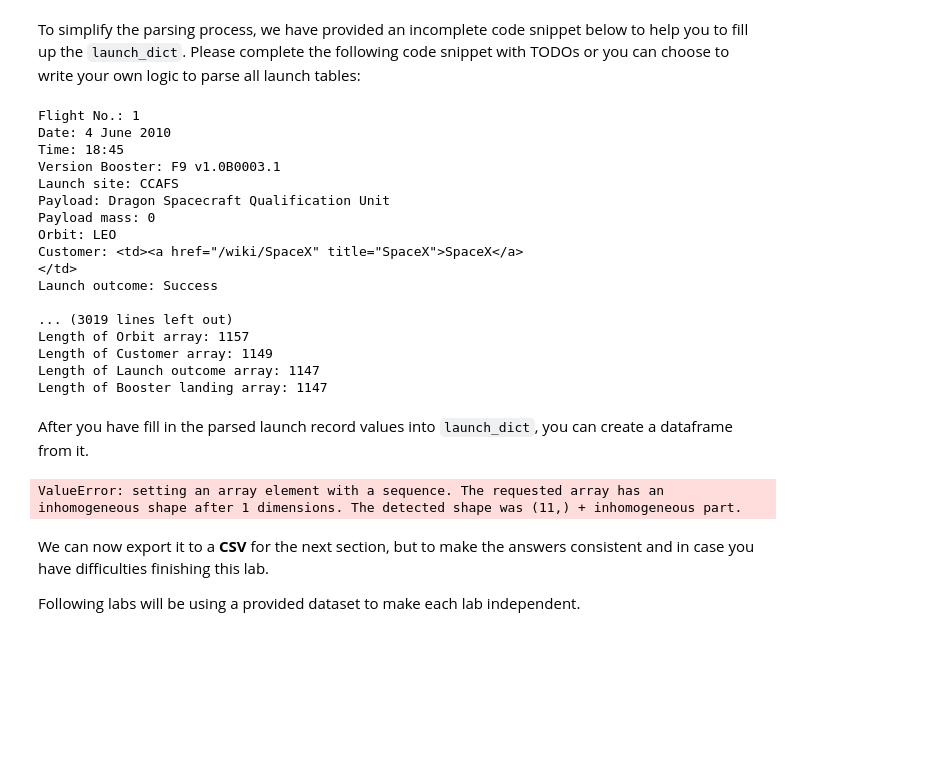
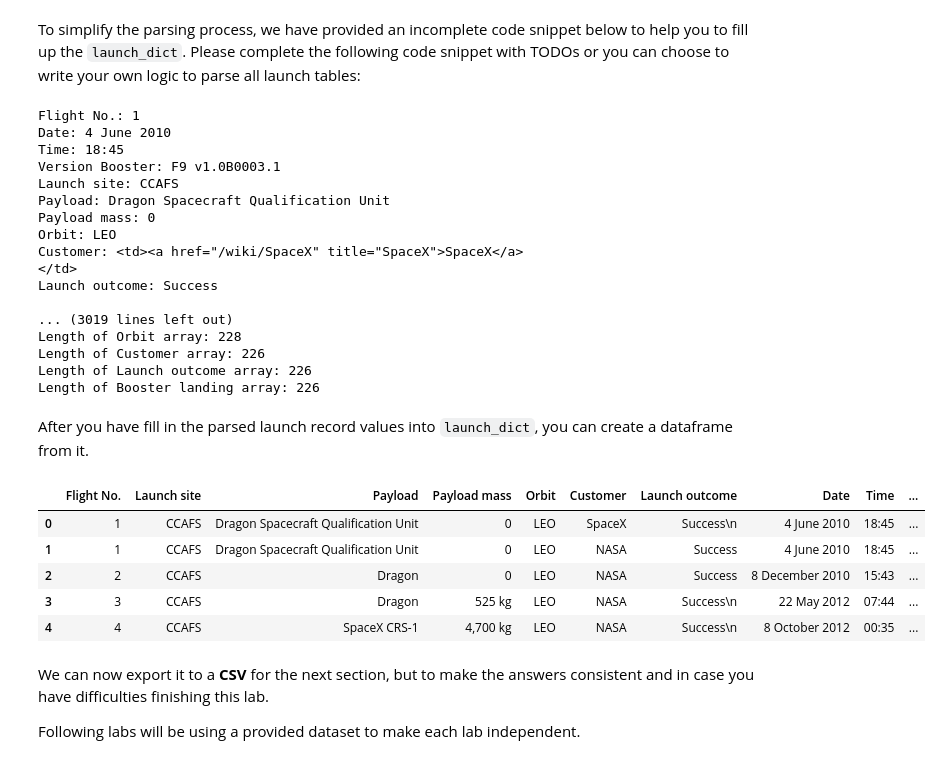
Before and after one commit to PixelJunkie33/spaceX, a Jupyter notebook: jupyter-labs-webscraping (1).ipynb, the cells around one changed output. Saved outputs shown, nothing was run; the diff lists cells and outputs as text; code cells hidden in the pictures; blank space fills up the shorter version.

```diff
--- a/jupyter-labs-webscraping (1).ipynb
+++ b/jupyter-labs-webscraping (1).ipynb
@@ -316,8 +321,8 @@ for table_number,table in enumerate(soup.find_all('table',class_="wikitable plai
 
             # Customer
             # TODO: Append the customer into launch_dict with key `Customer`
+            customer = row[6]
             launch_dict['Customer'].append(customer)
-            customer = row[6]
             print(f"Customer: {customer}")
 
             # Launch outcome
@@ -359,21 +364,18 @@ Customer: <td><a href="/wiki/SpaceX" title="SpaceX">SpaceX</a>
 Launch outcome: Success
 
 ... (3019 lines left out)
-Length of Orbit array: 1157
-Length of Customer array: 1149
-Length of Launch outcome array: 1147
-Length of Booster landing array: 1147
+Length of Orbit array: 228
+Length of Customer array: 226
+Length of Launch outcome array: 226
+Length of Booster landing array: 226
 # %% [markdown]
 After you have fill in the parsed launch record values into `launch_dict`, you can create a dataframe from it.
-# %%
-#create a numpy array from the dict
-import numpy as np
-np_array = np.array(list(launch_dict.values()))
-#transpose the array
-np_array=np_array.T
-#create a dataframe from the array
-import pandas as pd
-df = pd.DataFrame(np_array, columns=launch_dict.keys())
-df.head()
-# %% [output]
-ValueError: setting an array element with a sequence. The requested array has an inhomogeneous shape after 1 dimensions. The detected shape was (11,) + inhomogeneous part.
+# %%
+df = pd.DataFrame({ key:pd.Series(value) for key, value in launch_dict.items()})
+# %% [output]
+|  | Flight No. | Launch site | Payload | Payload mass | Orbit | Customer | Launch outcome | Date | Time | ... |
+| 0 | 1 | CCAFS | Dragon Spacecraft Qualification Unit | 0 | LEO | SpaceX | Success\n | 4 June 2010 | 18:45 | ... |
+| 1 | 1 | CCAFS | Dragon Spacecraft Qualification Unit | 0 | LEO | NASA | Success | 4 June 2010 | 18:45 | ... |
+| 2 | 2 | CCAFS | Dragon | 0 | LEO | NASA | Success | 8 December 2010 | 15:43 | ... |
+| 3 | 3 | CCAFS | Dragon | 525 kg | LEO | NASA | Success\n | 22 May 2012 | 07:44 | ... |
+| 4 | 4 | CCAFS | SpaceX CRS-1 | 4,700 kg | LEO | NASA | Success\n | 8 October 2012 | 00:35 | ... |
```
Also changed, not shown: parts of 2 cells of this notebook, 6 other files.
